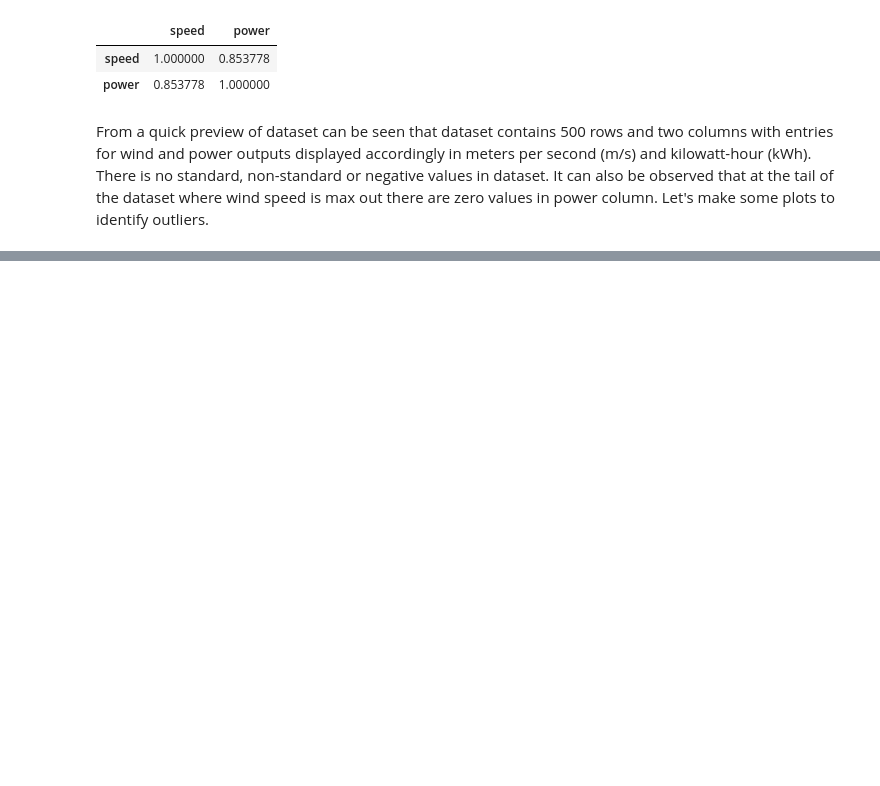
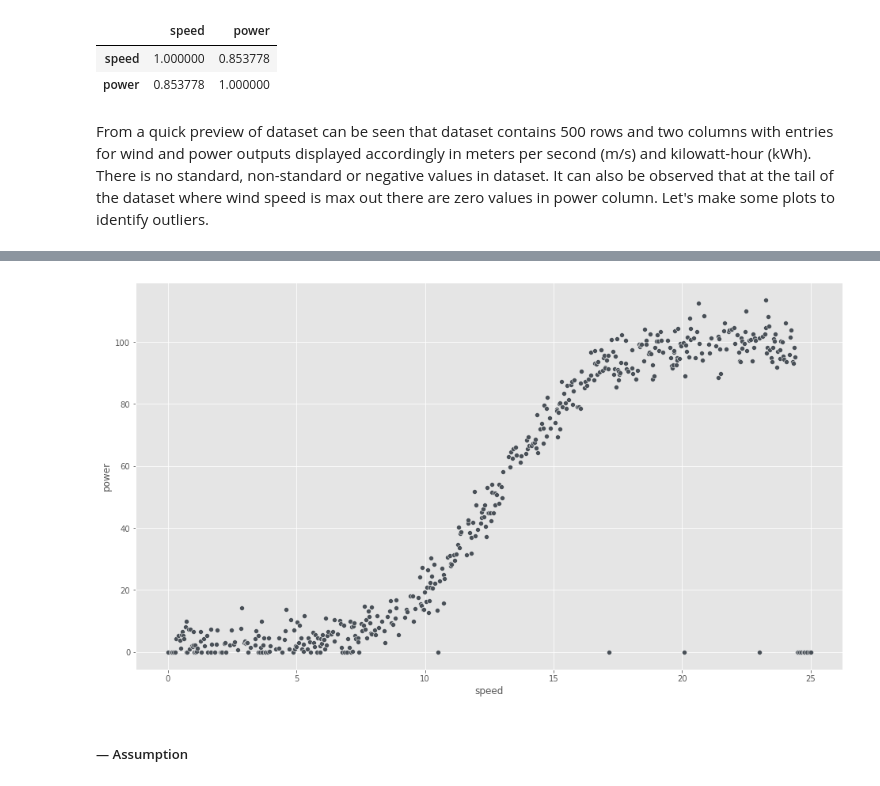
Before and after one commit to mizydorek/Machine-Learning-Project-2020, a Jupyter notebook: project.ipynb, the cells around one changed output, grey strips where cells are left out. Saved outputs shown, nothing was run; the diff lists cells and outputs as text; code cells hidden in the pictures; blank space fills up the shorter version.

```diff
--- a/project.ipynb
+++ b/project.ipynb
@@ -105,0 +124,7 @@ From a quick preview of dataset can be seen that dataset contains 500 rows and t
+# %%
+# Scatter plot clearly shows that we have some outliers.
+sns.scatterplot(data=df, x='speed', y='power');
+# %% [output]
+[figure, added]
+# %% [markdown]
+##### — Assumption
```
Also changed, not shown: parts of 15 cells of this notebook.
